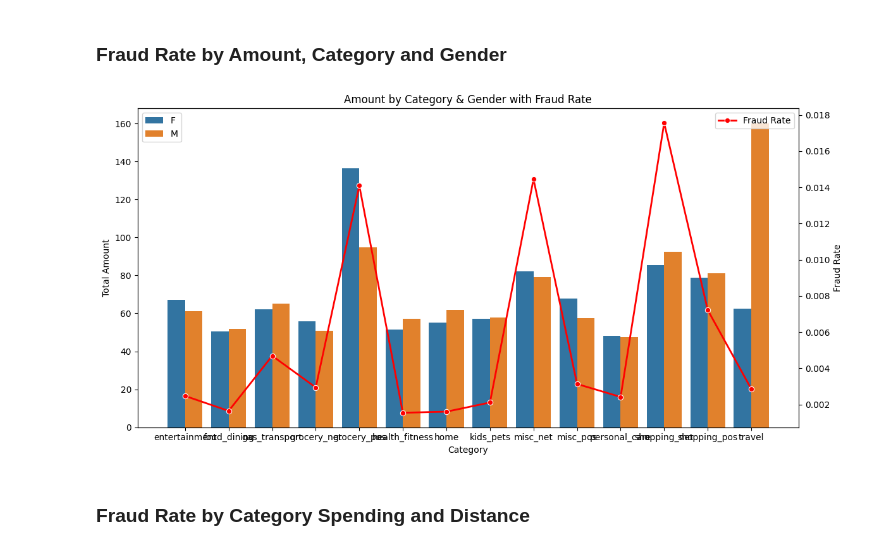
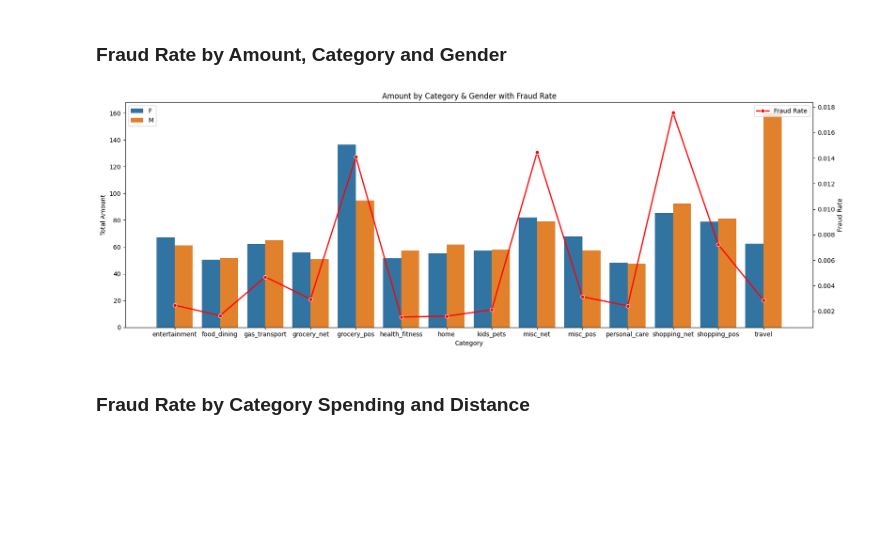
Before and after one commit to AubLambert/FraudDetection, a Jupyter notebook: Fraud_Detection.ipynb, the cells around one changed output. Saved outputs shown, nothing was run; the diff lists cells and outputs as text; code cells hidden in the pictures; blank space fills up the shorter version.

```diff
--- a/Fraud_Detection.ipynb
+++ b/Fraud_Detection.ipynb
@@ -375,12 +439,12 @@ feature_to_target(df_viz, "day")
 # %% [markdown]
 #### DoB
 # %%
-df_viz["dob"] = pd.to_datetime(df_viz["dob"])
-df_viz["dob_year"] = df_viz["dob"].dt.year
-df_viz["dob_month"] = df_viz["dob"].dt.month
-df_viz["dob_day"] = df_viz["dob"].dt.day
+df_viz_2["dob"] = pd.to_datetime(df_viz_2["dob"])
+df_viz_2["dob_year"] = df_viz_2["dob"].dt.year
+df_viz_2["dob_month"] = df_viz_2["dob"].dt.month
+df_viz_2["dob_day"] = df_viz_2["dob"].dt.day
 
-fraud_dob = df_viz.groupby(["dob_month","dob_day"])["is_fraud"].sum().reset_index()
+fraud_dob = df_viz_2.groupby(["dob_month","dob_day"])["is_fraud"].sum().reset_index()
 
 pivoted = fraud_dob.pivot(
     index="dob_month", columns="dob_day", values="is_fraud"
@@ -623,13 +627,3 @@ df_viz_2["job"]
 dtype: object
 # %% [markdown]
 ### Calculating age
-# %%
-from datetime import datetime
-
-df_viz_2["year"] = df_viz_2["trans_date_trans_time"].dt.year
-
-df_viz_2["age"] = df_viz_2["year"] - df_viz_2["dob_year"]
-
-# Drop the intermediate dob_year column
-df_viz_2 = df_viz_2.drop("dob_year", axis=1)
-df_viz_2 = df_viz_2.drop("year", axis=1)
@@ -653,13 +649,18 @@ df_viz_2["unix_time"] = df_viz_2["trans_date_trans_time"].astype(int) // 10**9
 # %% [markdown]
 #### Drop columns
 # %%
-df_viz_2 = df_viz_2.drop(["trans_date_trans_time", "dob", "trans_num"], axis=1)
+# Keep the rest for analysis
+df_viz_samp2 = df_viz_2.drop(["trans_date_trans_time", "dob", "trans_num"], axis=1)
 # %% [markdown]
 ### Correlation after transformation
 # %%
 target_col = "is_fraud"   # replace with your target column name
 
 # Move target column to the end
-cols = [c for c in df_viz_2.columns if c != target_col] + [target_col]
-df_viz_2 = df_viz_2[cols]
+def reorder(df):
+    cols = [c for c in df.columns if c != target_col] + [target_col]
+    df = df[cols]
+    return df
+
+reorder(df_viz_samp2)
 # %%
@@ -733,35 +738,35 @@ set_ticklabels() should only be used with a fixed number of ticks, i.e. after se
 amt_group = df_viz_2.groupby(["category", "gender"])["amt"].mean().reset_index()
 
 # --- Group data for fraud rate ---
 fraud_group = df_viz_2.groupby("category")["is_fraud"].mean().reset_index()
 # mean(is_fraud) = count(is_fraud==1)/total count
 
 # --- Plot ---
-fig, ax1 = plt.subplots(figsize=(12,6))
+fig, ax1 = plt.subplots(figsize=(17,6))
 
 # Barplot: amount by category & gender
 sns.barplot(data=amt_group, x="category", y="amt", hue="gender", ax=ax1)
 
 # Secondary axis for fraud rate
 ax2 = ax1.twinx()
 sns.lineplot(data=fraud_group, x="category", y="is_fraud",
              marker="o", color="red", linewidth=2, ax=ax2, label="Fraud Rate")
 
 # Labels
 ax1.set_ylabel("Total Amount")
 ax2.set_ylabel("Fraud Rate")
 ax1.set_xlabel("Category")
 
 # Show both legends
 ax1.legend(loc="upper left")
 ax2.legend(loc="upper right")
 
 plt.title("Amount by Category & Gender with Fraud Rate")
 plt.xticks(rotation=45)
 plt.tight_layout()
 plt.show()
 # %% [output]
-[figure, old version]
+[figure, new version]
 # %% [markdown]
 ### Fraud Rate by Category Spending and Distance
 # %%
```
Also changed, not shown: parts of 53 cells of this notebook.
